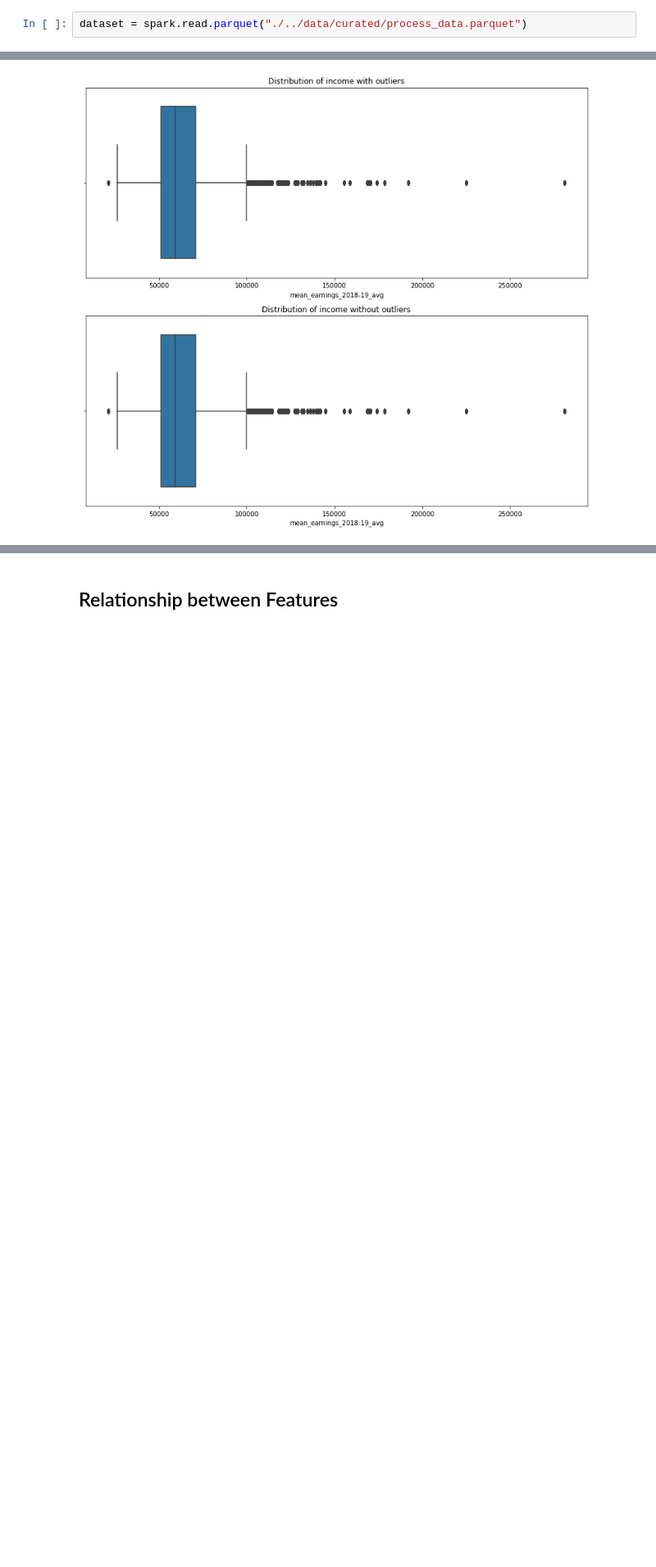
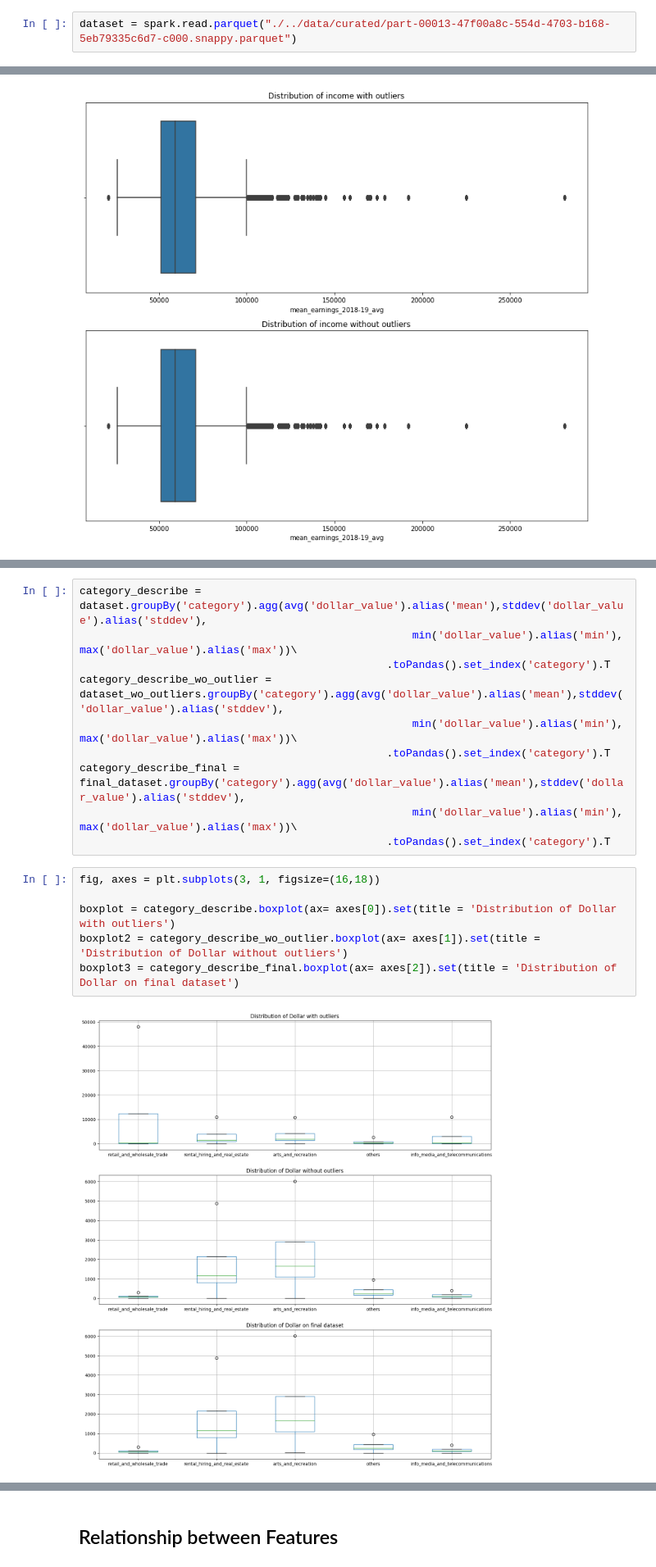
Before and after one commit to MAST30034-Applied-Data-Science/generic-buy-now-pay-later-project-group-56-bnlp, a Jupyter notebook: notebooks/Transaction_Analysis.ipynb, the cells around one changed output, grey strips where cells are left out. Shown at 82% size. Saved outputs shown, nothing was run; the diff lists cells and outputs as text; blank space fills up the shorter version.

Commit message:
Alternative method to visualize distribution of datasets

```diff
--- a/notebooks/Transaction_Analysis.ipynb
+++ b/notebooks/Transaction_Analysis.ipynb
@@ -30,7 +32,7 @@ To adjust logging level use sc.setLogLevel(newLevel). For SparkR, use setLogLeve
 # %% [markdown]
 ## Load Dataset
 # %%
-dataset = spark.read.parquet("./../data/curated/process_data.parquet")
+dataset = spark.read.parquet("./../data/curated/part-00013-47f00a8c-554d-4703-b168-5eb79335c6d7-c000.snappy.parquet")
 # %% [markdown]
 ## Outliers
 # %%
@@ -302,0 +307,18 @@ boxplot2 = sns.boxplot(ax= axes[1], data=final_dataset_df, x="mean_earnings_2018
+# %%
+category_describe = dataset.groupBy('category').agg(avg('dollar_value').alias('mean'),stddev('dollar_value').alias('stddev'),
+                                                    min('dollar_value').alias('min'), max('dollar_value').alias('max'))\
+                                                .toPandas().set_index('category').T
+category_describe_wo_outlier = dataset_wo_outliers.groupBy('category').agg(avg('dollar_value').alias('mean'),stddev('dollar_value').alias('stddev'),
+                                                    min('dollar_value').alias('min'), max('dollar_value').alias('max'))\
+                                                .toPandas().set_index('category').T
+category_describe_final = final_dataset.groupBy('category').agg(avg('dollar_value').alias('mean'),stddev('dollar_value').alias('stddev'),
+                                                    min('dollar_value').alias('min'), max('dollar_value').alias('max'))\
+                                                .toPandas().set_index('category').T
+# %%
+fig, axes = plt.subplots(3, 1, figsize=(16,18))
+
+boxplot = category_describe.boxplot(ax= axes[0]).set(title = 'Distribution of Dollar with outliers')
+boxplot2 = category_describe_wo_outlier.boxplot(ax= axes[1]).set(title = 'Distribution of Dollar without outliers')
+boxplot3 = category_describe_final.boxplot(ax= axes[2]).set(title = 'Distribution of Dollar on final dataset')
+# %% [output]
+[figure, added]
```
Also changed, not shown: parts of 13 cells of this notebook.
